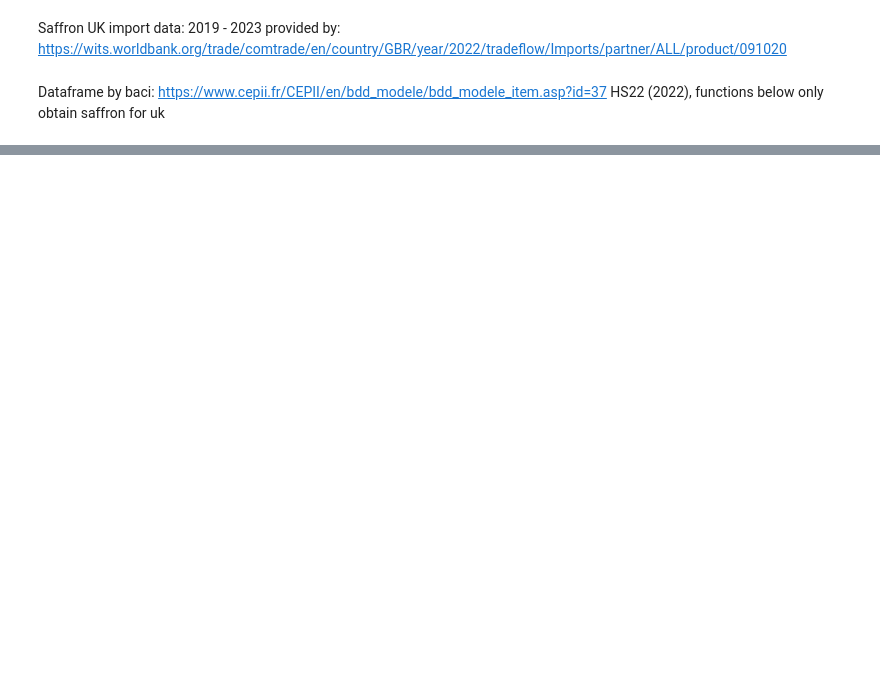
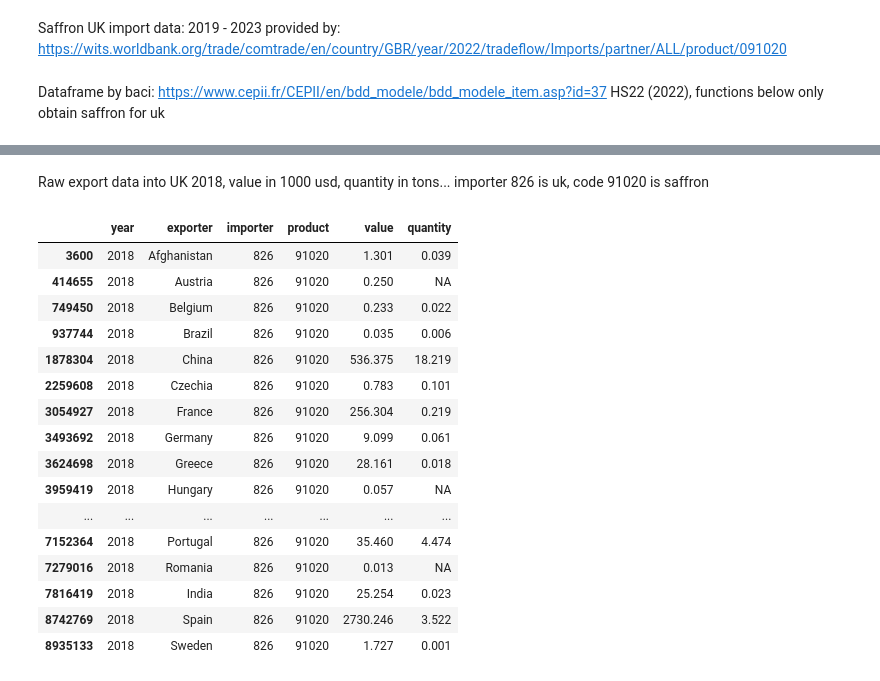
Before and after one commit to RadShiadeh/saffron-market-analytics, a Jupyter notebook: import_data.ipynb, the cells around one changed output, grey strips where cells are left out. Drawn from its saved outputs; the diff is of its cells as text; code cells hidden in the pictures; blank space fills up the shorter version.

```diff
--- a/import_data.ipynb
+++ b/import_data.ipynb
@@ -132,0 +212,22 @@ data_saffron_uk_2022
+# %% [markdown]
+Raw export data into UK 2018, value in 1000 usd, quantity in tons... importer 826 is uk, code 91020 is saffron
+# %%
+data_saffron_uk_2018
+# %% [output]
+|  | year | exporter | importer | product | value | quantity |
+| 3600 | 2018 | Afghanistan | 826 | 91020 | 1.301 | 0.039 |
+| 414655 | 2018 | Austria | 826 | 91020 | 0.250 | NA |
+| 749450 | 2018 | Belgium | 826 | 91020 | 0.233 | 0.022 |
+| 937744 | 2018 | Brazil | 826 | 91020 | 0.035 | 0.006 |
+| 1878304 | 2018 | China | 826 | 91020 | 536.375 | 18.219 |
+| 2259608 | 2018 | Czechia | 826 | 91020 | 0.783 | 0.101 |
+| 3054927 | 2018 | France | 826 | 91020 | 256.304 | 0.219 |
+| 3493692 | 2018 | Germany | 826 | 91020 | 9.099 | 0.061 |
+| 3624698 | 2018 | Greece | 826 | 91020 | 28.161 | 0.018 |
+| 3959419 | 2018 | Hungary | 826 | 91020 | 0.057 | NA |
+| ... | ... | ... | ... | ... | ... | ... |
+| 7152364 | 2018 | Portugal | 826 | 91020 | 35.460 | 4.474 |
+| 7279016 | 2018 | Romania | 826 | 91020 | 0.013 | NA |
+| 7816419 | 2018 | India | 826 | 91020 | 25.254 | 0.023 |
+| 8742769 | 2018 | Spain | 826 | 91020 | 2730.246 | 3.522 |
+| 8935133 | 2018 | Sweden | 826 | 91020 | 1.727 | 0.001 |
```
Also changed, not shown: parts of 26 cells of this notebook, 1 other file.
